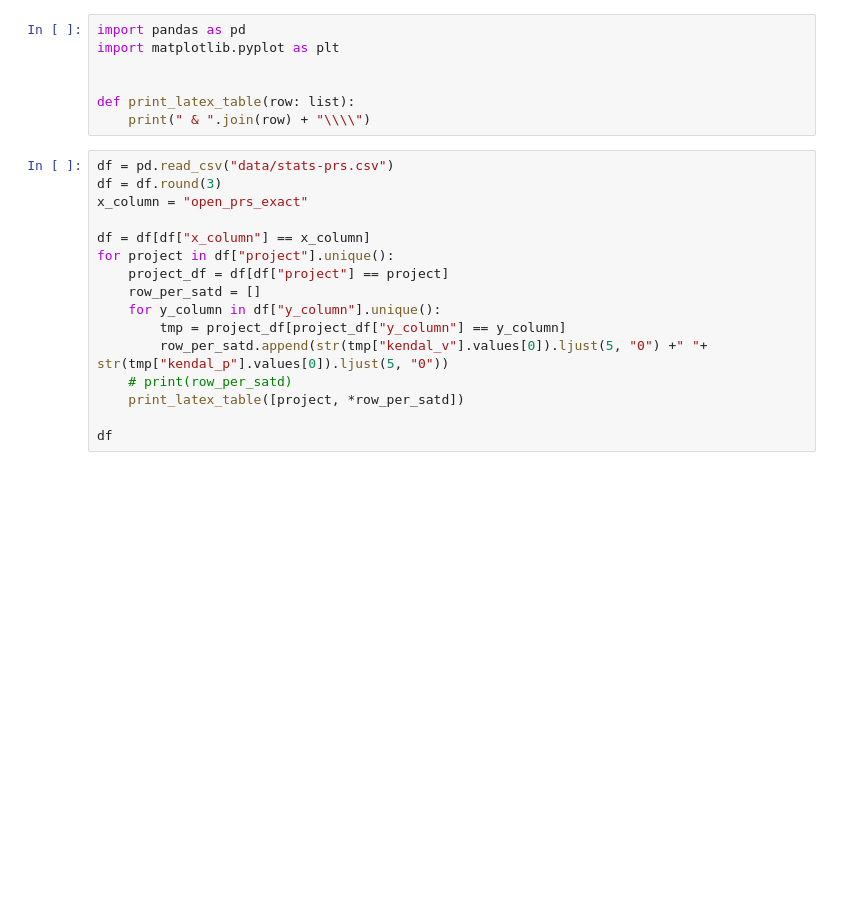
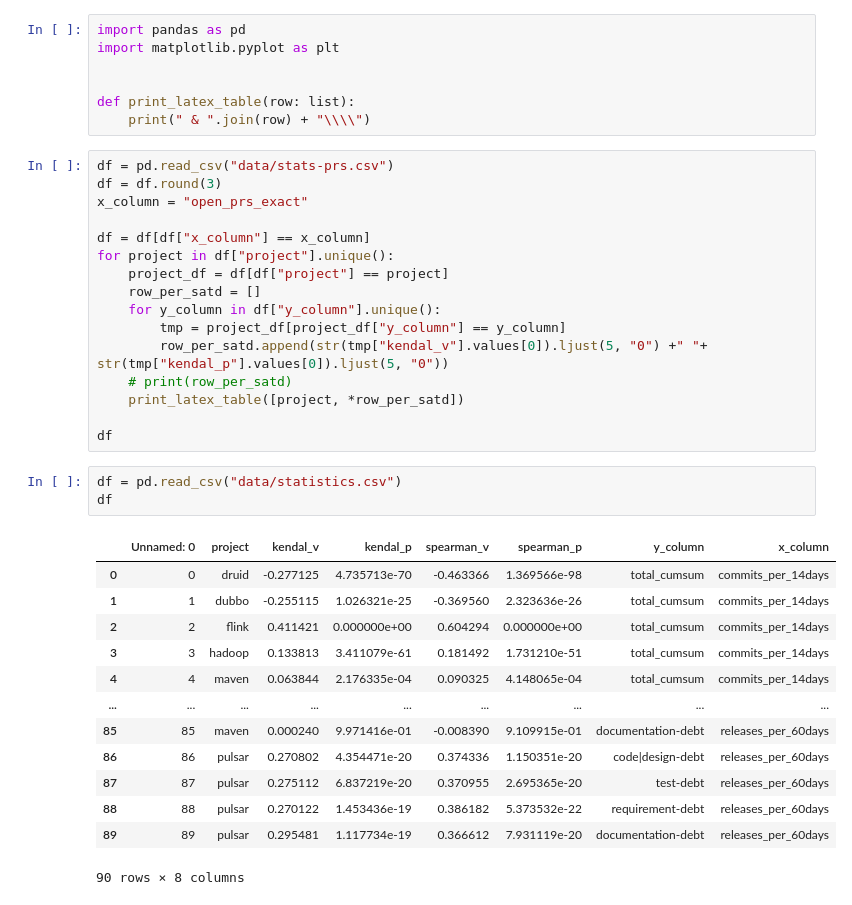
Before and after one commit to patricklindner/satd_finder, a Jupyter notebook: stat_analysis.ipynb, the cells around one changed output. Cells and saved outputs as stored; diff of their text form; blank space fills up the shorter version.

```diff
--- a/stat_analysis.ipynb
+++ b/stat_analysis.ipynb
@@ -21,3 +21,20 @@ for project in df["project"].unique():
     print_latex_table([project, *row_per_satd])
 
 df
+# %%
+df = pd.read_csv("data/statistics.csv")
+df
+# %% [output]
+|  | Unnamed: 0 | project | kendal_v | kendal_p | spearman_v | spearman_p | y_column | x_column |
+| 0 | 0 | druid | -0.277125 | 4.735713e-70 | -0.463366 | 1.369566e-98 | total_cumsum | commits_per_14days |
+| 1 | 1 | dubbo | -0.255115 | 1.026321e-25 | -0.369560 | 2.323636e-26 | total_cumsum | commits_per_14days |
+| 2 | 2 | flink | 0.411421 | 0.000000e+00 | 0.604294 | 0.000000e+00 | total_cumsum | commits_per_14days |
+| 3 | 3 | hadoop | 0.133813 | 3.411079e-61 | 0.181492 | 1.731210e-51 | total_cumsum | commits_per_14days |
+| 4 | 4 | maven | 0.063844 | 2.176335e-04 | 0.090325 | 4.148065e-04 | total_cumsum | commits_per_14days |
+| ... | ... | ... | ... | ... | ... | ... | ... | ... |
+| 85 | 85 | maven | 0.000240 | 9.971416e-01 | -0.008390 | 9.109915e-01 | documentation-debt | releases_per_60days |
+| 86 | 86 | pulsar | 0.270802 | 4.354471e-20 | 0.374336 | 1.150351e-20 | code|design-debt | releases_per_60days |
+| 87 | 87 | pulsar | 0.275112 | 6.837219e-20 | 0.370955 | 2.695365e-20 | test-debt | releases_per_60days |
+| 88 | 88 | pulsar | 0.270122 | 1.453436e-19 | 0.386182 | 5.373532e-22 | requirement-debt | releases_per_60days |
+| 89 | 89 | pulsar | 0.295481 | 1.117734e-19 | 0.366612 | 7.931119e-20 | documentation-debt | releases_per_60days |
+90 rows × 8 columns
```
Also changed, not shown: parts of 2 cells of this notebook, 1 other file.
